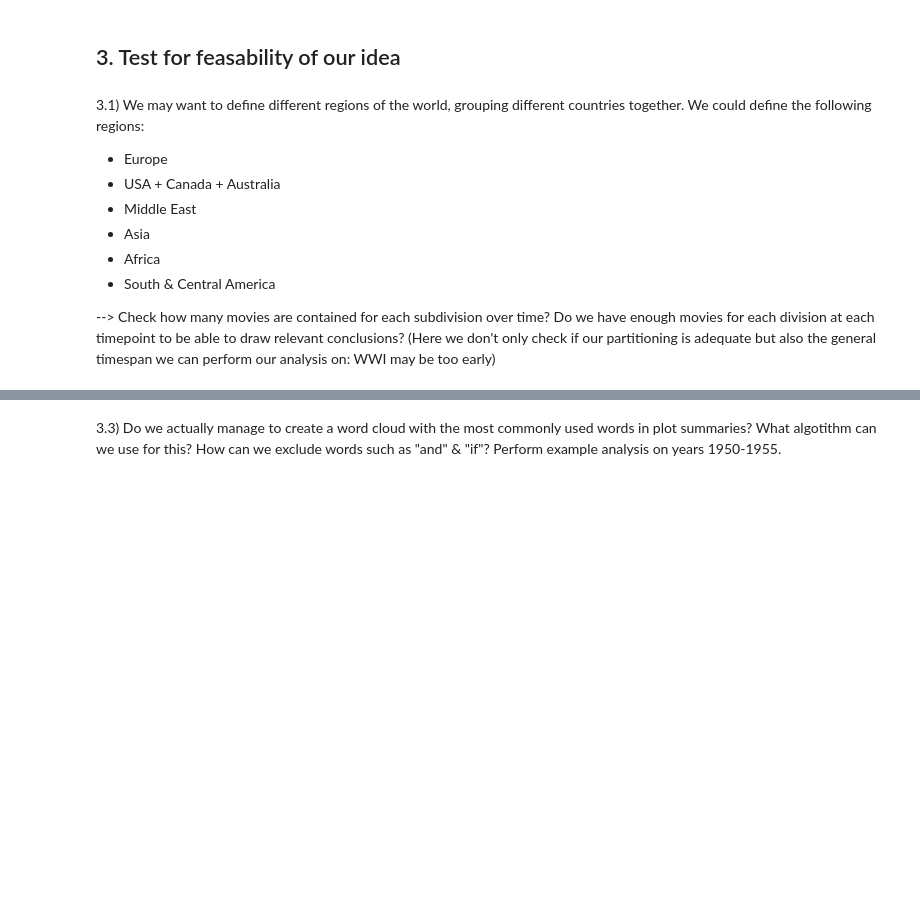
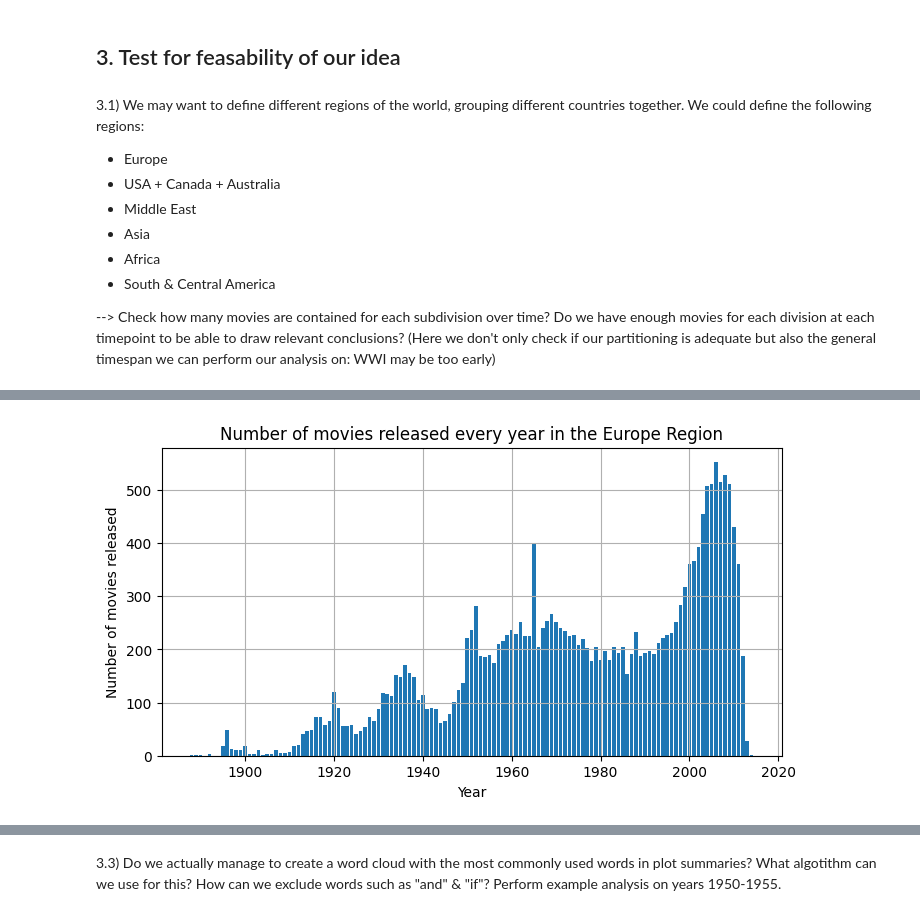
Before and after one commit to epfl-ada/ada-2023-project-onsecalme123, a Jupyter notebook: milestone2.ipynb, the cells around one changed output, grey strips where cells are left out. Cells and saved outputs as stored; diff of their text form; code cells hidden in the pictures; blank space fills up the shorter version.

Commit message:
Countries + Keywords search work - Sandra and Charlotte

```diff
--- a/milestone2.ipynb
+++ b/milestone2.ipynb
@@ -192,0 +248,88 @@ Name: count, dtype: int64
+# %%
+# Check how many movies are contained for each subdivision over time
+
+
+# Check for Region Europe
+
+filtered_europe_movies = countries_df[countries_df['country'].apply(lambda x: any(item in x for item in europe_countries))]
+movies_per_year_europe = filtered_europe_movies['date'].value_counts()
+
+plt.figure(figsize = (8, 4))
+plt.bar(movies_per_year_europe.index, movies_per_year_europe.values)
+plt.xlabel('Year')
+plt.ylabel('Number of movies released')
+plt.title('Number of movies released every year in the Europe Region')
+plt.grid(True)
+plt.show()
+
+
+# Check for Region Middle East
+
+filtered_middle_east_movies = countries_df[countries_df['country'].apply(lambda x: any(item in x for item in middle_east_countries))]
+movies_per_year_middle_east = filtered_middle_east_movies['date'].value_counts()
+
+plt.figure(figsize = (8, 4))
+plt.bar(movies_per_year_middle_east.index, movies_per_year_middle_east.values)
+plt.xlabel('Year')
+plt.ylabel('Number of movies released')
+plt.title('Number of movies released every year in the Middle East Region')
+plt.grid(True)
+plt.show()
+
+
+# Check for Region Asia
+
+filtered_asia_movies = countries_df[countries_df['country'].apply(lambda x: any(item in x for item in asia_countries))]
+movies_per_year_asia = filtered_asia_movies['date'].value_counts()
+
+plt.figure(figsize = (8, 4))
+plt.bar(movies_per_year_asia.index, movies_per_year_asia.values)
+plt.xlabel('Year')
+plt.ylabel('Number of movies released')
+plt.title('Number of movies released every year in the Asia Region')
+plt.grid(True)
+plt.show()
+
+
+# Check for Region Africa
+
+filtered_africa_movies = countries_df[countries_df['country'].apply(lambda x: any(item in x for item in africa_countries))]
+movies_per_year_africa = filtered_africa_movies['date'].value_counts()
+
+plt.figure(figsize = (8, 4))
+plt.bar(movies_per_year_africa.index, movies_per_year_africa.values)
+plt.xlabel('Year')
+plt.ylabel('Number of movies released')
+plt.title('Number of movies released every year in the Africa Region')
+plt.grid(True)
+plt.show()
+
+
+# Check for region South Central America
+
+filtered_south_central_america_movies = countries_df[countries_df['country'].apply(lambda x: any(item in x for item in south_central_america_countries))]
+movies_per_year_south_central_america = filtered_south_central_america_movies['date'].value_counts()
+
+plt.figure(figsize = (8, 4))
+plt.bar(movies_per_year_south_central_america.index, movies_per_year_south_central_america.values)
+plt.xlabel('Year')
+plt.ylabel('Number of movies released')
+plt.title('Number of movies released every year in the South Central America Region')
+plt.grid(True)
+plt.show()
+
+
+# Check for region Other (includes USA, Australia, New Zealand, Canada)
+
+filtered_other_movies = countries_df[countries_df['country'].apply(lambda x: any(item in x for item in other_countries))]
+movies_per_year_other = filtered_other_movies['date'].value_counts()
+
+plt.figure(figsize = (8, 4))
+plt.bar(movies_per_year_other.index, movies_per_year_other.values)
+plt.xlabel('Year')
+plt.ylabel('Number of movies released')
+plt.title('Number of movies released every year in other Regions (USA, CANADA, NZ, AUSTRALIA)')
+plt.grid(True)
+plt.show()
+# %% [output]
+[figure, added]
```
Also changed, not shown: parts of 7 cells of this notebook.
